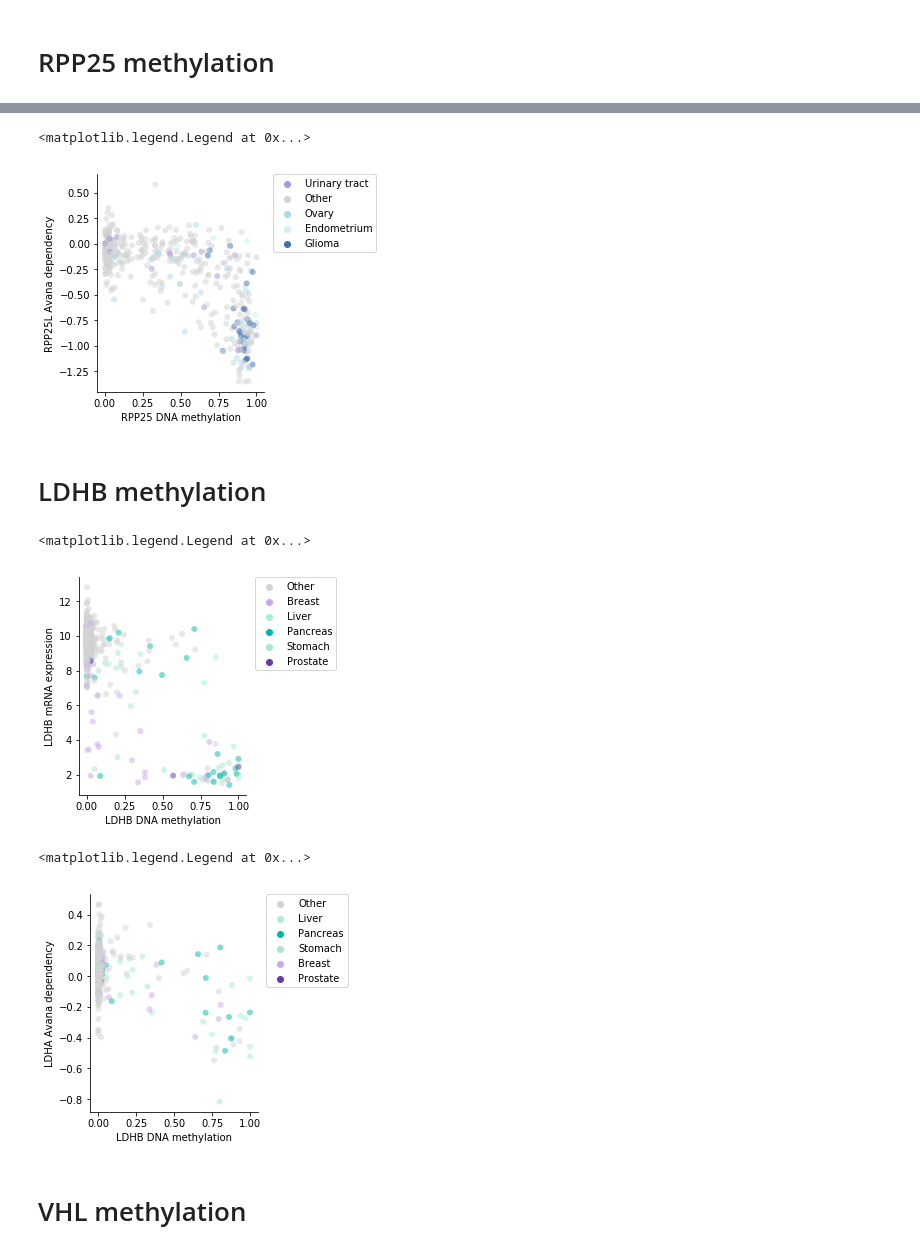
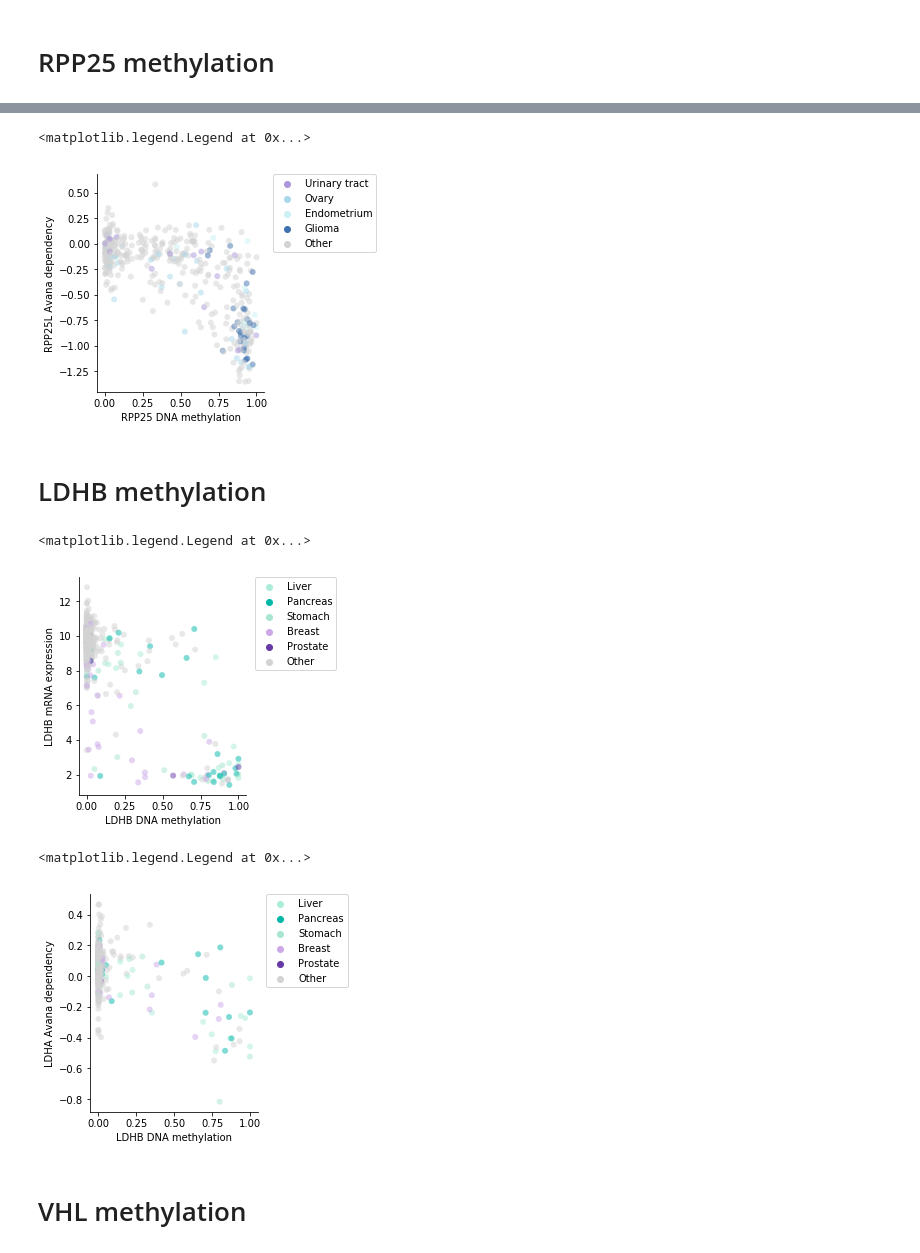
Before and after one commit to kevinhu/ccle-2019-analysis, a Jupyter notebook: notebooks/figure2_methylation-dependencies.ipynb, the cells around one changed output, grey strips where cells are left out. Drawn from its saved outputs; the diff is of its cells as text; code cells hidden in the pictures.

```diff
--- a/notebooks/figure2_methylation-dependencies.ipynb
+++ b/notebooks/figure2_methylation-dependencies.ipynb
@@ -399,35 +412,36 @@ meth = tssclust_meth["RPP25_1"].dropna().rename("RPP25_meth")
 dependency = avana["RPP25L"].rename("RPP25L_dependency")
 
 info = pd.concat([meth, dependency, subtypes.rename(
     "subtype")], axis=1, join="inner")
 
 highlight_subtypes = ["Urinary tract", "Ovary", "Endometrium", "Glioma"]
 
 info["highlight_subtype"] = info["subtype"].apply(
     lambda x: x if x in highlight_subtypes else "Other")
 
 sns.scatterplot(info["RPP25_meth"],
                 info["RPP25L_dependency"],
                 hue=info["highlight_subtype"].rename(""),
                 palette={"Other": "lightgrey",
                          "Urinary tract": "#aa96da",
                          "Ovary": "#a8d8ea",
                          "Endometrium": "#cbf1f5",
                          "Glioma": "#3f72af"},
                 linewidth=0,
-                alpha=0.5
+                alpha=0.5,
+                hue_order=highlight_subtypes+["Other"]
                 )
 
 ax.spines["top"].set_visible(False)
 ax.spines["right"].set_visible(False)
 
 plt.xlabel("RPP25 DNA methylation")
 plt.ylabel("RPP25L Avana dependency")
 
 plt.legend(bbox_to_anchor=(1.05, 1), loc=2, borderaxespad=0.)
 # %% [output]
 <matplotlib.legend.Legend at 0x...>
-[figure, old version]
+[figure, new version]
 # %% [markdown]
 # LDHB methylation
 # %%
@@ -457,7 +471,8 @@ sns.scatterplot(info["LDHB_meth"],
                          "Prostate": "#6639a6"
                         },
                 linewidth=0,
-                alpha=0.5
+                alpha=0.5,
+                hue_order=highlight_subtypes+["Other"]
                 )
 
 ax.spines["top"].set_visible(False)
@@ -469,7 +484,7 @@ plt.ylabel("LDHB mRNA expression")
 plt.legend(bbox_to_anchor=(1.05, 1), loc=2, borderaxespad=0.)
 # %% [output]
 <matplotlib.legend.Legend at 0x...>
-[figure, old version]
+[figure, new version]
 # %%
 plt.figure(figsize=(3, 4))
 
@@ -497,7 +512,8 @@ sns.scatterplot(info["LDHB_meth"],
                          "Prostate": "#6639a6"
                         },
                 linewidth=0,
-                alpha=0.5
+                alpha=0.5,
+                hue_order=highlight_subtypes+["Other"]
                 )
 
 ax.spines["top"].set_visible(False)
@@ -509,7 +525,7 @@ plt.ylabel("LDHA Avana dependency")
 plt.legend(bbox_to_anchor=(1.05, 1), loc=2, borderaxespad=0.)
 # %% [output]
 <matplotlib.legend.Legend at 0x...>
-[figure, old version]
+[figure, new version]
 # %% [markdown]
 # VHL methylation
 # %%
```
Also changed, not shown: parts of 7 cells of this notebook.
